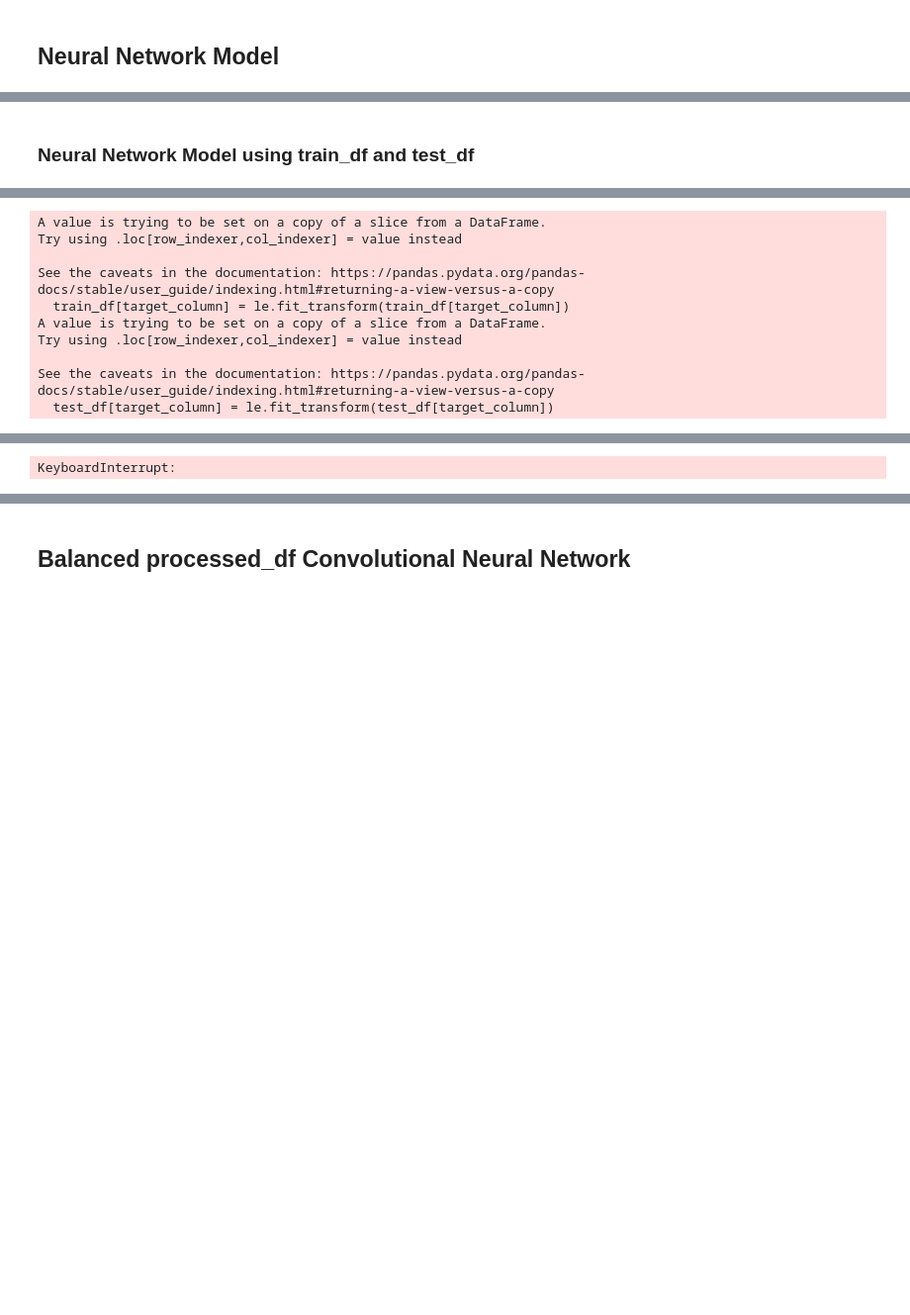
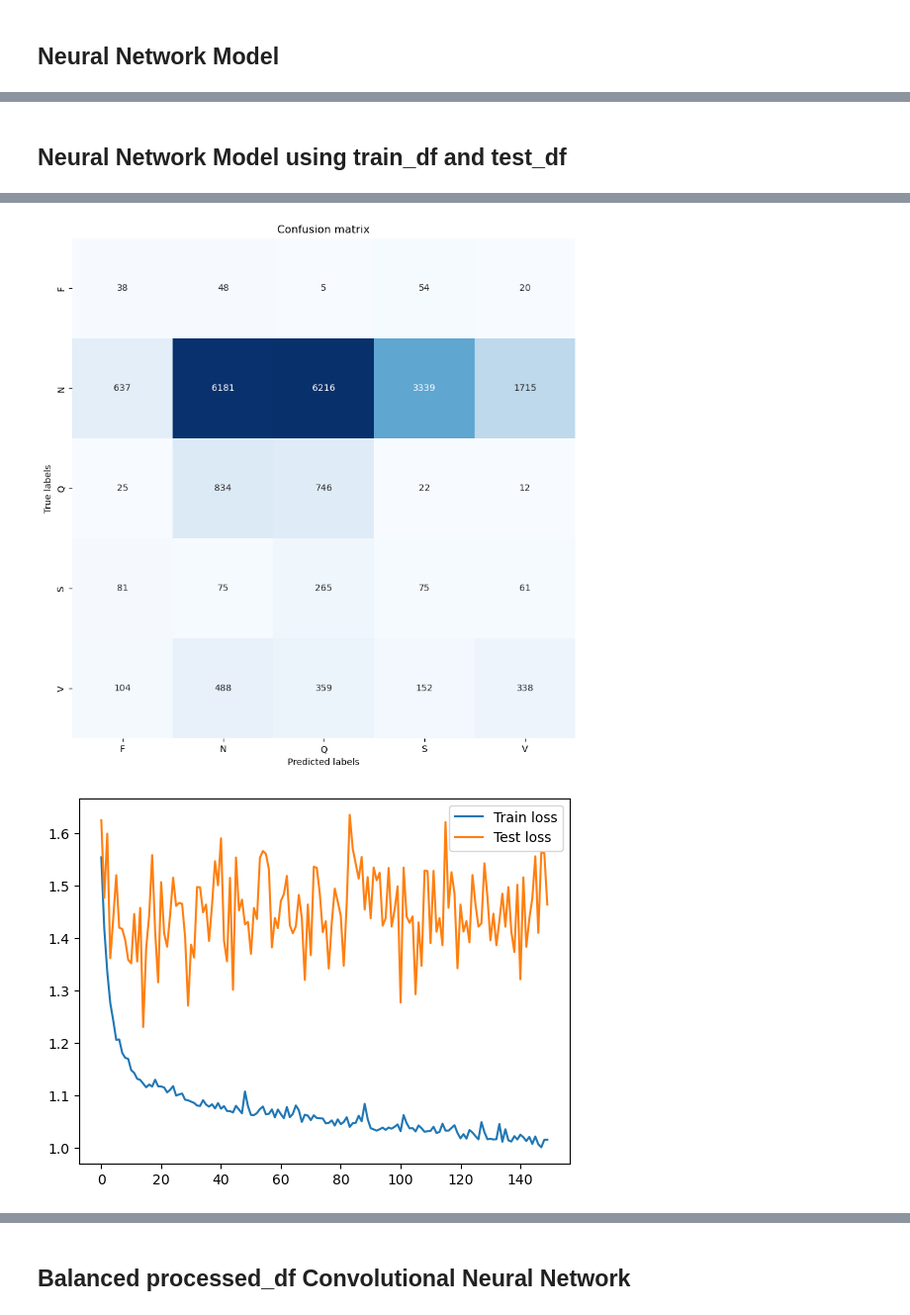
Before and after one commit to andrelopes2001/Intelligent_Systems, a Jupyter notebook: Project/DeepNeuralNetwork.ipynb, the cells around one changed output, grey strips where cells are left out. Shown: that part at 99% size. Cells and saved outputs as stored; diff of their text form; code cells hidden in the pictures; blank space fills up the shorter version.

```diff
--- a/Project/DeepNeuralNetwork.ipynb
+++ b/Project/DeepNeuralNetwork.ipynb
@@ -1098,2 +216,2 @@ See the caveats in the documentation: https://pandas.pydata.org/pandas-docs/stab
 # %% [markdown]
-### Neural Network Model using train_df and test_df
+## Neural Network Model using train_df and test_df
@@ -1100,4 +222,6 @@ See the caveats in the documentation: https://pandas.pydata.org/pandas-docs/stab
 # %%
+input_dim = train_df.shape[1] - 1
+
 # Create and compile the Sequential model
 model = keras.Sequential()
 model.add(layers.Input(shape=(input_dim,)))
@@ -1110,8 +234,8 @@ model.add(layers.Dense(num_classes, activation='softmax'))
 model.compile(optimizer='adam', loss='sparse_categorical_crossentropy', metrics=['accuracy'])
 
 target_column = 'Type'
-other_column_names = ['RR interval', 'Signal 1 mean', 'Signal 1 std', 'Signal 1 median', 'Signal 1 mean absolute deviation', 'Signal 1 quantile 25', 'Signal 1 quantile 75', 'Signal 1 iqr', 'Signal 1 peak', 'Signal 1 valley', 'Signal 1 skewness', 'Signal 1 kurtosis', 'Signal 1 entropy', 'Signal 1 psd entropy', 'Signal 1 psd dominant frequency', 'Signal 1 psd dominant magnitude',
-                                     'Signal 2 mean', 'Signal 2 std', 'Signal 2 median', 'Signal 2 mean absolute deviation', 'Signal 2 quantile 25', 'Signal 2 quantile 75', 'Signal 2 iqr', 'Signal 2 peak', 'Signal 2 valley', 'Signal 2 skewness', 'Signal 2 kurtosis', 'Signal 2 entropy', 'Signal 2 psd entropy', 'Signal 2 psd dominant frequency', 'Signal 2 psd dominant magnitude']
+# Other column names should exclude the target column
+other_column_names = [col for col in train_df.columns if col != target_column]
 
 # Encode the target variable into numerical values
 le = LabelEncoder()
@@ -1165,17 +289,6 @@ plt.ylabel('True labels')
 plt.title('Confusion matrix')
 plt.show()
 
-# Plot roc curve
-plt.figure(figsize=(10, 10))
-for i in range(num_classes):
-    fpr, tpr, _ = roc_curve(y_test, y_pred, pos_label=i)
-    plt.plot(fpr, tpr, label=le.inverse_transform([i]))
-plt.xlabel('False positive rate')
-plt.ylabel('True positive rate')
-plt.title('ROC curve')
-plt.legend()
-plt.show()
-
 # Plot train and test loss on the same figure
 plt.plot(history.history['loss'])
 plt.plot(history.history['val_loss'])
@@ -1187,10 +314,0 @@ Epoch 1/150
-A value is trying to be set on a copy of a slice from a DataFrame.
-Try using .loc[row_indexer,col_indexer] = value instead
-
-See the caveats in the documentation: https://pandas.pydata.org/pandas-docs/stable/user_guide/indexing.html#returning-a-view-versus-a-copy
-  train_df[target_column] = le.fit_transform(train_df[target_column])
-A value is trying to be set on a copy of a slice from a DataFrame.
-Try using .loc[row_indexer,col_indexer] = value instead
-
-See the caveats in the documentation: https://pandas.pydata.org/pandas-docs/stable/user_guide/indexing.html#returning-a-view-versus-a-copy
-  test_df[target_column] = le.fit_transform(test_df[target_column])
@@ -1201,4 +315,5 @@ Epoch 3/150
-KeyboardInterrupt:
+[figure, added]
+[figure, added]
 # %%
 # Print the count of each predicted class
 print(pd.Series(y_pred).value_counts())
```
Also changed, not shown: parts of 52 cells of this notebook, 8 other files.
